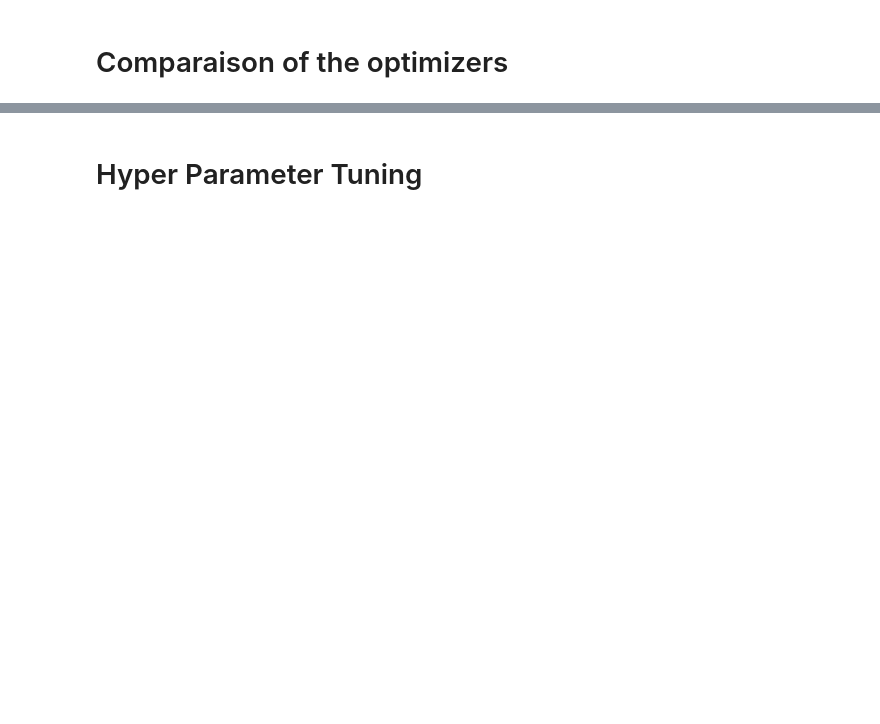
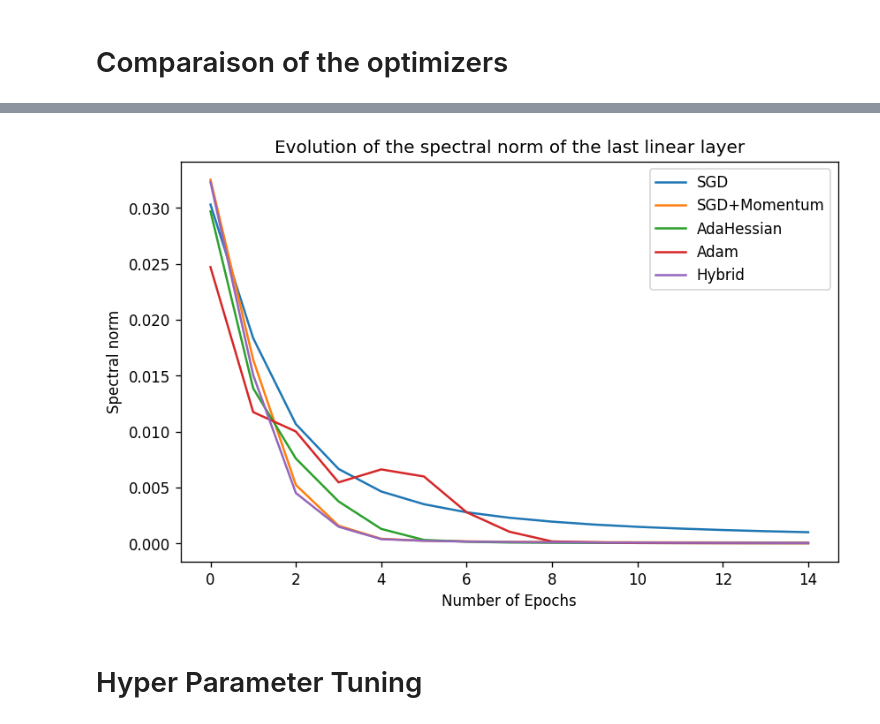
Before and after one commit to riccardocadei/adahessian, a Jupyter notebook: main.ipynb, the cells around one changed output, grey strips where cells are left out. Drawn from its saved outputs; the diff is of its cells as text; code cells hidden in the pictures; blank space fills up the shorter version.

```diff
--- a/main.ipynb
+++ b/main.ipynb
@@ -148,3 +154,7 @@ plot_all_opt(['SGD','SGD+Momentum','AdaHessian','Adam','Hybrid'], plot='valid_ac
+# %%
+plot_all_opt(['SGD','SGD+Momentum','AdaHessian','Adam','Hybrid'], plot='grads_sn_ll')
+# %% [output]
+[figure, added]
 # %% [markdown]
 # Hyper Parameter Tuning
 # %%
```
Also changed, not shown: parts of 9 cells of this notebook.
